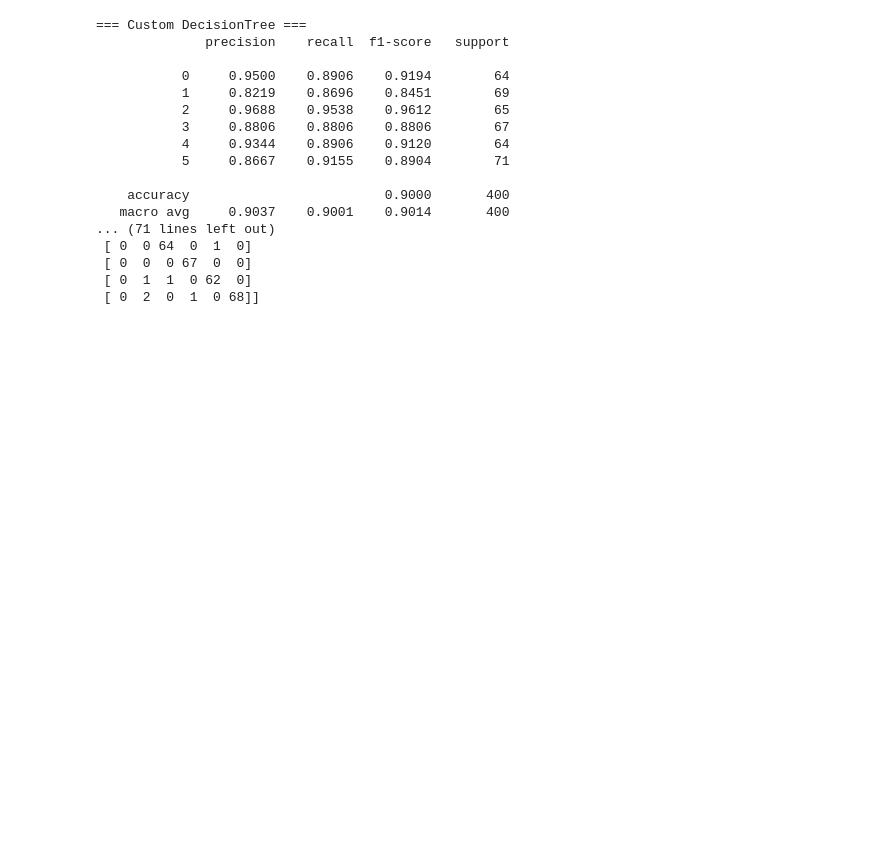
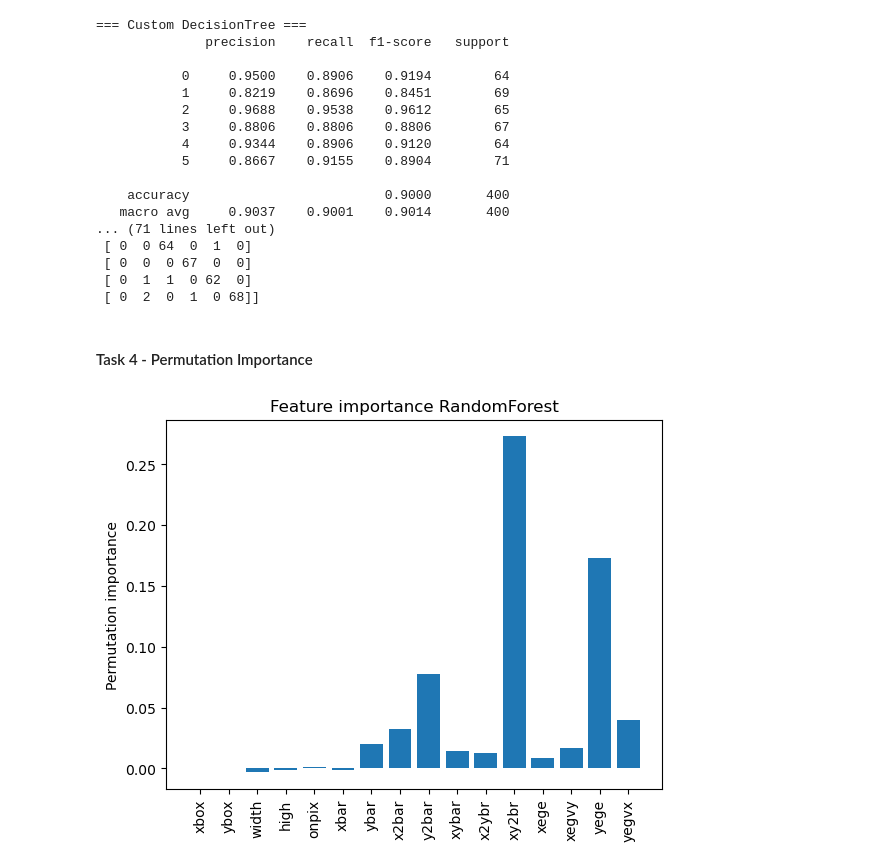
Before and after one commit to MariusReik/264_Project1, a Jupyter notebook: run_experiments.ipynb, the cells around one changed output. Cells and saved outputs as stored; diff of their text form; code cells hidden in the pictures; blank space fills up the shorter version.

Commit message:
Added task 4 and added small graph to task 3

```diff
--- a/run_experiments.ipynb
+++ b/run_experiments.ipynb
@@ -161,15 +211,0 @@ Trener beste modeler
-# %%
-# DecisionTree (custom)
-dt_best = DecisionTree(**best_dt_params)
-dt_best.fit(X_train, y_train)
-dt_test_pred = dt_best.predict(X_test)
-dt_test_acc = accuracy_score(y_test, dt_test_pred)
-
-# RandomForest (custom)
-rf_best = RandomForest(**best_rf_params)
-rf_best.fit(X_train, y_train)
-rf_test_pred = rf_best.predict(X_test)
-rf_test_acc = accuracy_score(y_test, rf_test_pred)
-
-print("Custom DecisionTree test accuracy:", round(dt_test_acc, 4))
-print("Custom RandomForest test accuracy:", round(rf_test_acc, 4))
@@ -238,3 +271,35 @@ report("Sklearn RandomForest", y_test, sk_rf.predict(X_test))
  [ 0  0  0 67  0  0]
  [ 0  1  1  0 62  0]
  [ 0  2  0  1  0 68]]
+# %% [markdown]
+#### Task 4 - Permutation Importance
+# %%
+def permutation_importance(model, X, y, metric=accuracy_score, n_repeats=30, seed=0):
+    rng = np.random.default_rng(seed)
+    baseline = metric(y, model.predict(X))
+    importances = []
+
+    for col in range(X.shape[1]):
+        scores = []
+        for _ in range(n_repeats):
+            X_permuted = X.copy()
+            rng.shuffle(X_permuted[:, col])
+            score = metric(y, model.predict(X_permuted))
+            scores.append(baseline - score)
+        importances.append(np.mean(scores))
+    return np.array(importances)
+
+rf_best = RandomForest(**best_rf_params)
+rf_best.fit(X_train, y_train)
+
+importances = permutation_importance(rf_best, X_test, y_test, n_repeats=30, seed=1337)
+
+import matplotlib.pyplot as plt
+
+plt.bar(range(len(feature_names)), importances)
+plt.xticks(range(len(feature_names)), feature_names, rotation=90)
+plt.ylabel("Permutation importance")
+plt.title("Feature importance RandomForest")
+plt.show()
+# %% [output]
+[figure, added]
```
Also changed, not shown: parts of 8 cells of this notebook, 1 other file.
